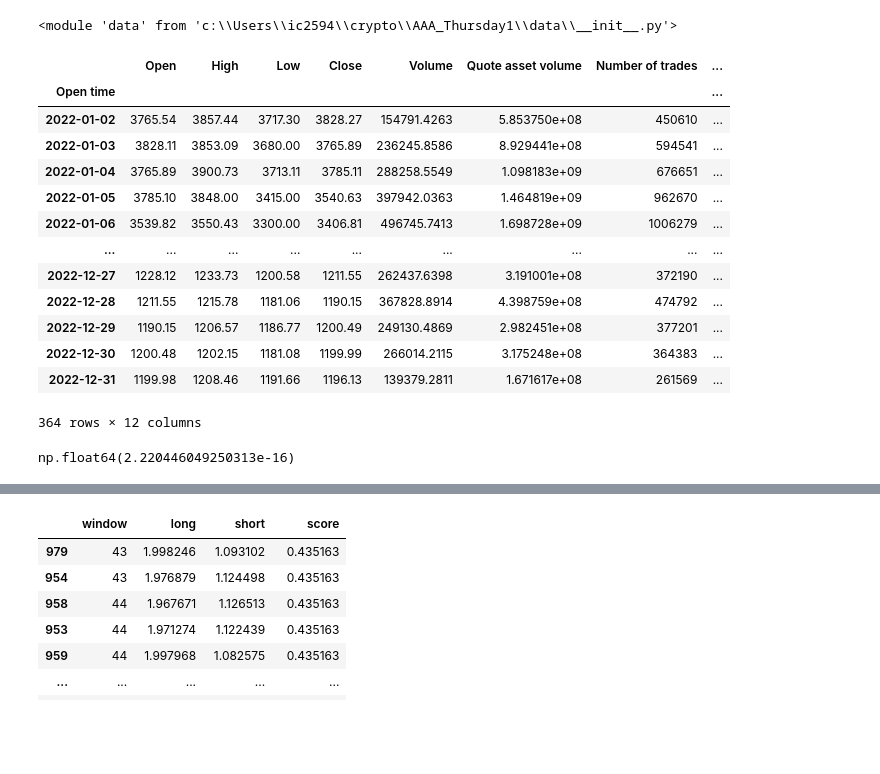
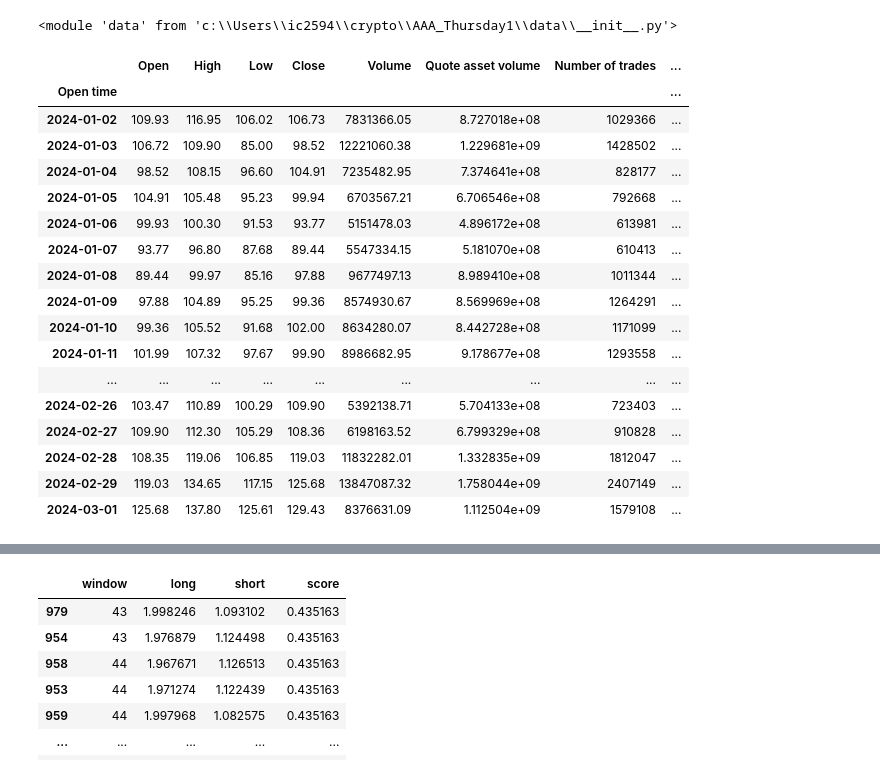
Before and after one commit to iancadev/crypto, a Jupyter notebook: AAA_Thursday1/mean_reversion copy optuna w=1.ipynb, the cells around one changed output, grey strips where cells are left out. Cells and saved outputs as stored; diff of their text form; code cells hidden in the pictures; blank space fills up the shorter version.

```diff
--- a/AAA_Thursday1/mean_reversion copy optuna w=1.ipynb
+++ b/AAA_Thursday1/mean_reversion copy optuna w=1.ipynb
@@ -6,27 +6,31 @@ importlib.reload(data)
 # %% [output]
 <module 'data' from 'c:\\Users\\ic2594\\crypto\\AAA_Thursday1\\data\\__init__.py'>
 # %%
-df = data.load_asset('ETHUSDT', sampling='1d')
+df = data.load_asset('SOLUSDT', sampling='1d')
 df = data.add_fear_and_greed(df)
-df = data.subset(df, pd.Timestamp('2022-01-01'), pd.Timestamp('2022-12-31'))
+df = data.subset(df, pd.Timestamp('2024-01-01'), pd.Timestamp('2024-03-01'))
 df['Market Return'] = df['Close'].pct_change()
 df.dropna(inplace=True)
 df
 # %% [output]
 |  | Open | High | Low | Close | Volume | Quote asset volume | Number of trades | ... |
 | Open time |  |  |  |  |  |  |  | ... |
-| 2022-01-02 | 3765.54 | 3857.44 | 3717.30 | 3828.27 | 154791.4263 | 5.853750e+08 | 450610 | ... |
-| 2022-01-03 | 3828.11 | 3853.09 | 3680.00 | 3765.89 | 236245.8586 | 8.929441e+08 | 594541 | ... |
-| 2022-01-04 | 3765.89 | 3900.73 | 3713.11 | 3785.11 | 288258.5549 | 1.098183e+09 | 676651 | ... |
-| 2022-01-05 | 3785.10 | 3848.00 | 3415.00 | 3540.63 | 397942.0363 | 1.464819e+09 | 962670 | ... |
-| 2022-01-06 | 3539.82 | 3550.43 | 3300.00 | 3406.81 | 496745.7413 | 1.698728e+09 | 1006279 | ... |
+| 2024-01-02 | 109.93 | 116.95 | 106.02 | 106.73 | 7831366.05 | 8.727018e+08 | 1029366 | ... |
+| 2024-01-03 | 106.72 | 109.90 | 85.00 | 98.52 | 12221060.38 | 1.229681e+09 | 1428502 | ... |
+| 2024-01-04 | 98.52 | 108.15 | 96.60 | 104.91 | 7235482.95 | 7.374641e+08 | 828177 | ... |
+| 2024-01-05 | 104.91 | 105.48 | 95.23 | 99.94 | 6703567.21 | 6.706546e+08 | 792668 | ... |
+| 2024-01-06 | 99.93 | 100.30 | 91.53 | 93.77 | 5151478.03 | 4.896172e+08 | 613981 | ... |
+| 2024-01-07 | 93.77 | 96.80 | 87.68 | 89.44 | 5547334.15 | 5.181070e+08 | 610413 | ... |
+| 2024-01-08 | 89.44 | 99.97 | 85.16 | 97.88 | 9677497.13 | 8.989410e+08 | 1011344 | ... |
+| 2024-01-09 | 97.88 | 104.89 | 95.25 | 99.36 | 8574930.67 | 8.569969e+08 | 1264291 | ... |
+| 2024-01-10 | 99.36 | 105.52 | 91.68 | 102.00 | 8634280.07 | 8.442728e+08 | 1171099 | ... |
+| 2024-01-11 | 101.99 | 107.32 | 97.67 | 99.90 | 8986682.95 | 9.178677e+08 | 1293558 | ... |
 | ... | ... | ... | ... | ... | ... | ... | ... | ... |
-| 2022-12-27 | 1228.12 | 1233.73 | 1200.58 | 1211.55 | 262437.6398 | 3.191001e+08 | 372190 | ... |
-| 2022-12-28 | 1211.55 | 1215.78 | 1181.06 | 1190.15 | 367828.8914 | 4.398759e+08 | 474792 | ... |
-| 2022-12-29 | 1190.15 | 1206.57 | 1186.77 | 1200.49 | 249130.4869 | 2.982451e+08 | 377201 | ... |
-| 2022-12-30 | 1200.48 | 1202.15 | 1181.08 | 1199.99 | 266014.2115 | 3.175248e+08 | 364383 | ... |
-| 2022-12-31 | 1199.98 | 1208.46 | 1191.66 | 1196.13 | 139379.2811 | 1.671617e+08 | 261569 | ... |
+| 2024-02-26 | 103.47 | 110.89 | 100.29 | 109.90 | 5392138.71 | 5.704133e+08 | 723403 | ... |
+| 2024-02-27 | 109.90 | 112.30 | 105.29 | 108.36 | 6198163.52 | 6.799329e+08 | 910828 | ... |
+| 2024-02-28 | 108.35 | 119.06 | 106.85 | 119.03 | 11832282.01 | 1.332835e+09 | 1812047 | ... |
+| 2024-02-29 | 119.03 | 134.65 | 117.15 | 125.68 | 13847087.32 | 1.758044e+09 | 2407149 | ... |
+| 2024-03-01 | 125.68 | 137.80 | 125.61 | 129.43 | 8376631.09 | 1.112504e+09 | 1579108 | ... |
-364 rows × 12 columns
 # %%
 import pandas as pd
 import numpy as np
@@ -134,10 +159,6 @@ def objective_sharpe(trial, optimal_params=None):
 
 def objective_end(trial, optimal_params=None):
     return objective(trial, optimal_params)[1]
-# %%
-np.finfo(np.float64).eps
-# %% [output]
-np.float64(2.220446049250313e-16)
 # %%
 import matplotlib.pyplot as plt
 import optuna
```
Also changed, not shown: parts of 7 cells of this notebook.
